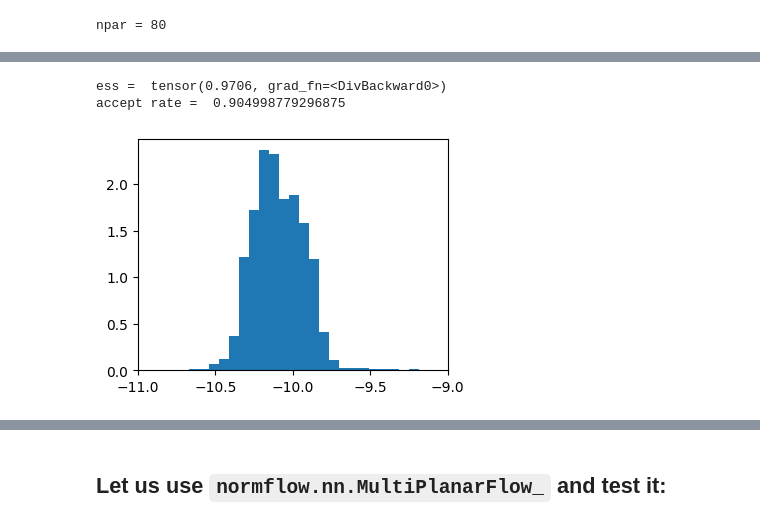
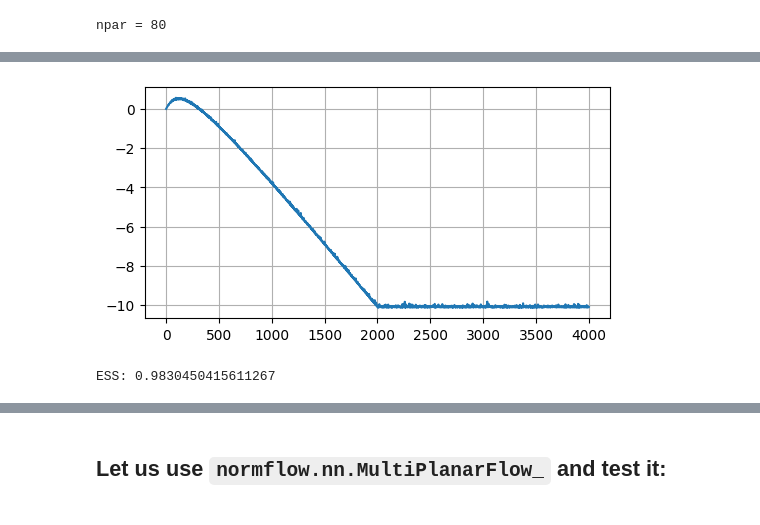
Before and after one commit to jkomijani/normflow, a Jupyter notebook: examples/multi-planar-flow.ipynb, the cells around one changed output, grey strips where cells are left out. Saved outputs shown, nothing was run; the diff lists cells and outputs as text; code cells hidden in the pictures.

```diff
--- a/examples/multi-planar-flow.ipynb
+++ b/examples/multi-planar-flow.ipynb
@@ -148,12 +148,13 @@ class MultiPlanarFlow_(Module_):
         returns `logj` of transformation. If not provided as input, the default
         case would be used, which is ``net_ = Pade32a_(n_channels=m)``.
     """
-    def __init__(self,
-                 n: int,
-                 m: int,
-                 net_: Union[Callable, None] = None,
-                 set_param2zero: bool = True
-                ):
+    def __init__(
+        self,
+        n: int,
+        m: int,
+        net_: Union[Callable, None] = None,
+        set_param2zero: bool = True
+    ):
 
         assert n > 1 and m > 0, "Appropriate only for n > 1 & m > 0"
 
@@ -297,16 +315,16 @@ reverse mode is OK if following values vanish (up to round off):
+# %%
+if not load_pretrained_model:
+
+    fig, axs = plt.subplots(1, 1, figsize=(6, 3))
+
+    log_dict = model1.trainer.logger.load_numpy()
+    plt.plot(log_dict['epoch'], log_dict['loss'], '-')
+    # plt.ylim(-11, -10.8)
+    plt.grid()
+# %% [output]
+[figure, added]
 # %%
-y, logq, logp = model1.posterior.sample__(1024 * 64)
-print(
-    "ess = ", model1.trainer.calc_ess(logq, logp),
-    "\naccept rate = ", np.mean(normflow.mcmc.mcmc.Metropolis().calc_accept_status(logq - logp))
-)
+ess = model1.compute_metrics(batch_size=1024)[0]
+print(f"\nESS: {ess}\n")
 # %% [output]
-ess =  tensor(0.9706, grad_fn=<DivBackward0>)
-accept rate =  0.904998779296875
+ESS: 0.9830450415611267
-# %%
-fig, axs = plt.subplots(1, 1, figsize=(4, 3))
-
-plt.hist(grab(logq - logp).ravel(), bins=1000, density=True);
-plt.xlim([-11, -9]);
-# %% [output]
-[figure, removed]
```
Also changed, not shown: parts of 8 cells of this notebook, 9 other files.
